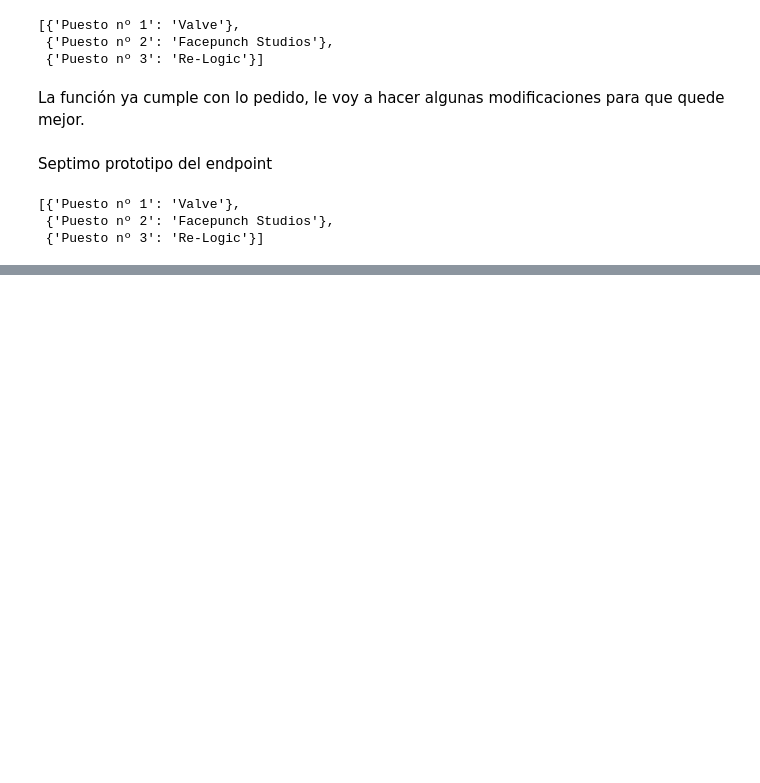
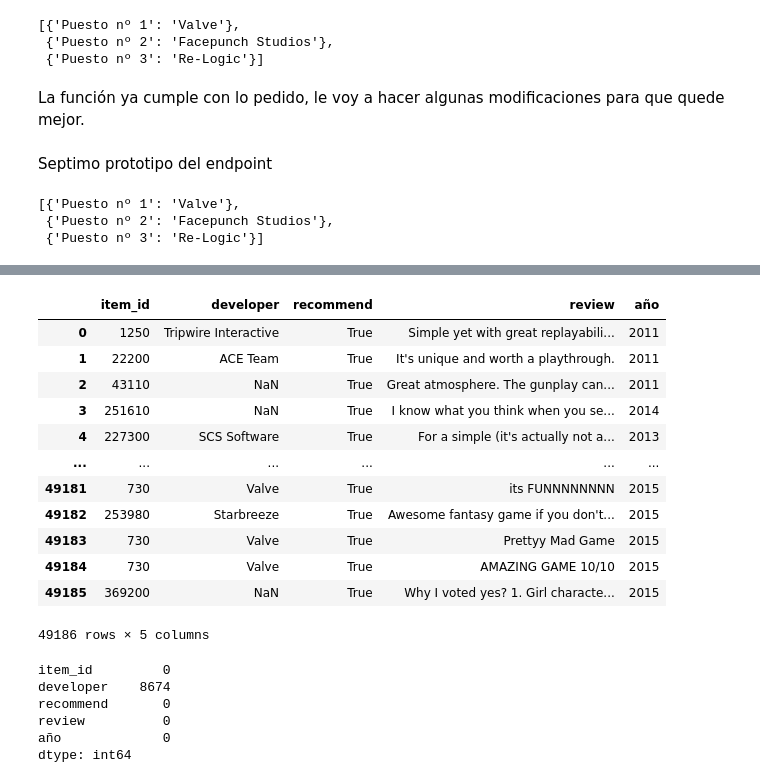
Before and after one commit to Tagliaferro22/steam-games, a Jupyter notebook: endpoints/endpoint_4.ipynb, the cells around one changed output, grey strips where cells are left out. Cells and saved outputs as stored; diff of their text form; code cells hidden in the pictures; blank space fills up the shorter version.

```diff
--- a/endpoints/endpoint_4.ipynb
+++ b/endpoints/endpoint_4.ipynb
@@ -507,0 +525,27 @@ mejor_desarrollador_del_año(2013) # Me devuelve lo mismo, pero de forma mucho m
+# %%
+# Lo primero que voy a hacer es un merge entre la tabla juegos y la de reseñas, para tener toda la data en una misma tabla.
+desarrolladores_y_reseñas = pd.merge(juegos,reseñas,how="right",on="item_id")
+desarrolladores_y_reseñas
+# %% [output]
+|  | item_id | developer | recommend | review | año |
+| 0 | 1250 | Tripwire Interactive | True | Simple yet with great replayabili... | 2011 |
+| 1 | 22200 | ACE Team | True | It's unique and worth a playthrough. | 2011 |
+| 2 | 43110 | NaN | True | Great atmosphere. The gunplay can... | 2011 |
+| 3 | 251610 | NaN | True | I know what you think when you se... | 2014 |
+| 4 | 227300 | SCS Software | True | For a simple (it's actually not a... | 2013 |
+| ... | ... | ... | ... | ... | ... |
+| 49181 | 730 | Valve | True | its FUNNNNNNNN | 2015 |
+| 49182 | 253980 | Starbreeze | True | Awesome fantasy game if you don't... | 2015 |
+| 49183 | 730 | Valve | True | Prettyy Mad Game | 2015 |
+| 49184 | 730 | Valve | True | AMAZING GAME 10/10 | 2015 |
+| 49185 | 369200 | NaN | True | Why I voted yes? 1. Girl characte... | 2015 |
+49186 rows × 5 columns
+# %%
+desarrolladores_y_reseñas.isnull().sum()
+# %% [output]
+item_id         0
+developer    8674
+recommend       0
+review          0
+año             0
+dtype: int64
```
Also changed, not shown: parts of 15 cells of this notebook, 1 other file.
